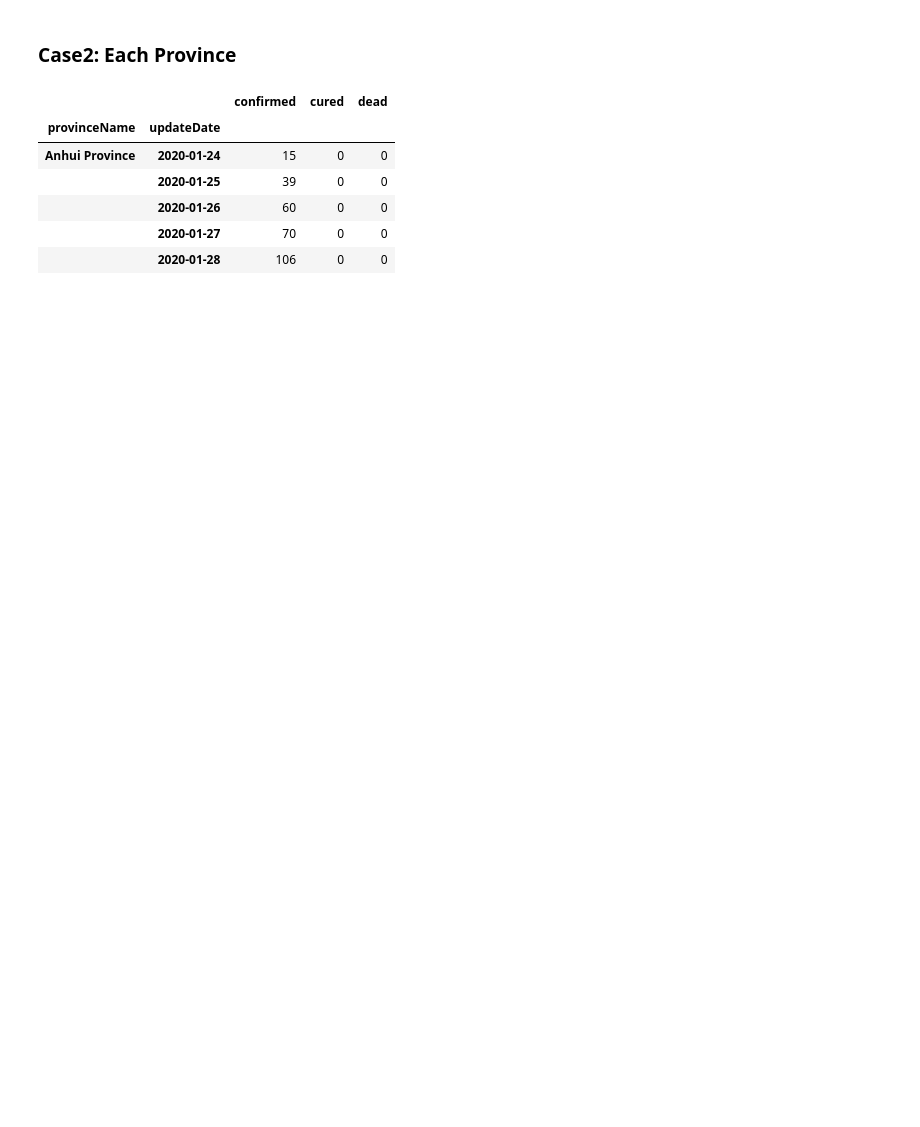
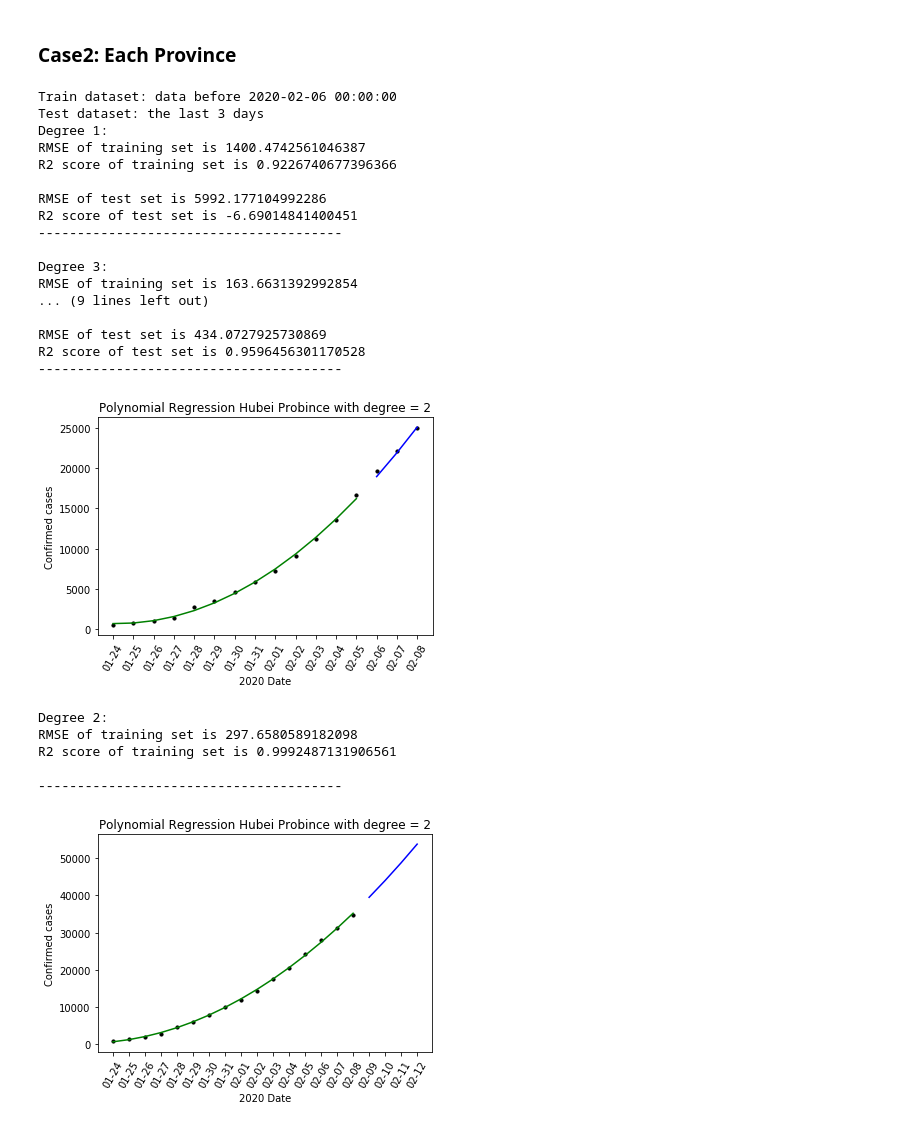
Before and after one commit to docligot/CoronaTracker-simulteModel, a Jupyter notebook: baseline-regression/Baseline_model.ipynb, the cells around one changed output. Cells and saved outputs as stored; diff of their text form; code cells hidden in the pictures; blank space fills up the shorter version.

Commit message:
separate Hubei and ex-Hubei

```diff
--- a/baseline-regression/Baseline_model.ipynb
+++ b/baseline-regression/Baseline_model.ipynb
@@ -128,16 +131,39 @@ R2 score of training set is 0.9992487131906561
 # %% [markdown]
 ### Case2: Each Province
-# %%
-# Group By province
-Province_confirmed = DXYArea.groupby(['provinceName','updateDate']).agg({'confirmed': "sum",
-                                                                       'cured': "sum",
-                                                                       'dead': 'sum'})
-Province_confirmed.head()
-# %% [output]
-|  |  | confirmed | cured | dead |
-| provinceName | updateDate |  |  |  |
-| Anhui Province | 2020-01-24 | 15 | 0 | 0 |
-|  | 2020-01-25 | 39 | 0 | 0 |
-|  | 2020-01-26 | 60 | 0 | 0 |
-|  | 2020-01-27 | 70 | 0 | 0 |
-|  | 2020-01-28 | 106 | 0 | 0 |
+# %%
+# See Hubei Province
+Hubei= DXYArea[DXYArea['provinceName'] == 'Hubei Province']
+
+X_train, X_test, y_train, y_test = data_processing(Hubei)
+
+# select the best degree
+create_polynomial_regression_model(1, "Hubei Probince", overall_df, X_train, X_test, y_train, y_test, draw_plot = False)
+create_polynomial_regression_model(3, "Hubei Probince", overall_df, X_train, X_test, y_train, y_test, draw_plot = False)
+create_polynomial_regression_model(2, "Hubei Probince", overall_df, X_train, X_test, y_train, y_test, draw_plot = True)
+
+forecast_next_4_days(2, "Hubei Probince", overall_df)
+# %% [output]
+Train dataset: data before 2020-02-06 00:00:00
+Test dataset: the last 3 days
+Degree 1:
+RMSE of training set is 1400.4742561046387
+R2 score of training set is 0.9226740677396366
+
+RMSE of test set is 5992.177104992286
+R2 score of test set is -6.69014841400451
+---------------------------------------
+
+Degree 3:
+RMSE of training set is 163.6631392992854
+... (9 lines left out)
+
+RMSE of test set is 434.0727925730869
+R2 score of test set is 0.9596456301170528
+---------------------------------------
+[figure, added]
+Degree 2:
+RMSE of training set is 297.6580589182098
+R2 score of training set is 0.9992487131906561
+
+---------------------------------------
+[figure, added]
```
Also changed, not shown: parts of 5 cells of this notebook, 4 other files.
